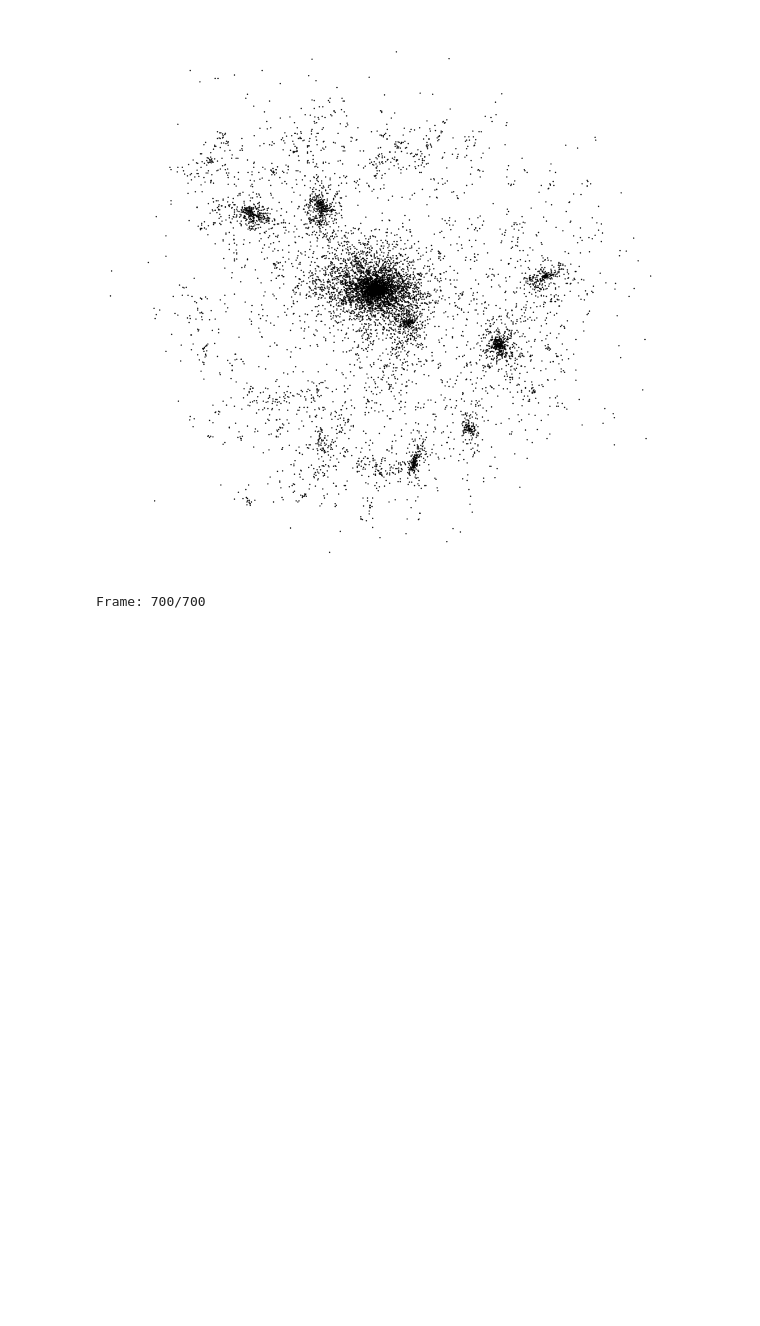
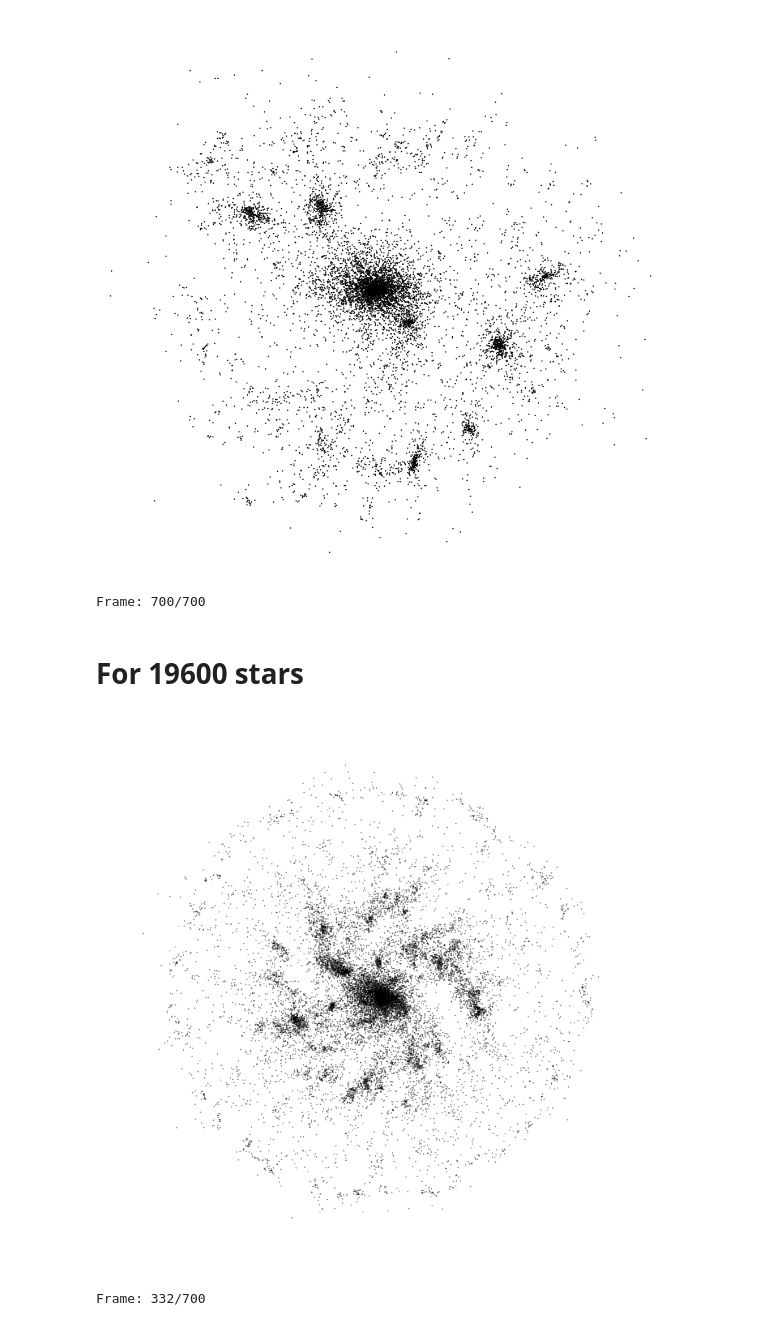
Before and after one commit to Astrojigs/Orbital-simulations, a Jupyter notebook: Barnes-hut Algorithm Animations.ipynb, the cells around one changed output. Cells and saved outputs as stored; diff of their text form; code cells hidden in the pictures; blank space fills up the shorter version.

```diff
--- a/Barnes-hut Algorithm Animations.ipynb
+++ b/Barnes-hut Algorithm Animations.ipynb
@@ -134,3 +136,40 @@ barnes_hut_sim(
 # %% [output]
 [figure]
 Frame: 700/700
+# %% [markdown]
+# For 19600 stars
+# %%
+G_sim = 0.1
+pts = make_exponential_disk(
+    n_total=19600,
+    R_d=7.0,
+    R_max=35.0,
+    M_total=360.0,
+    G_used=G_sim,
+    bulge_frac=0.18,
+    bulge_sigma=2.0,
+    rot_sign=+1,    # flip to -1 for clockwise
+    v_disp=0.08,
+    seed=42,
+)
+
+
+barnes_hut_sim(
+    pts,
+    dt=0.08,           # larger step for speed
+    G=0.1,
+    theta=1.0,         # most aggressive approximation
+    eps=0.35,          # see rule-of-thumb below
+    capacity=16,       # chunkier leaves => shallower tree
+    max_depth=24,
+    n_frames=700,
+    draw_quadtree=False,
+    fixed_viewport=(-45,45,-45,45),
+    save_to_video="./Outputs/Barnes-Hut/3600.mp4",
+    video_fps=30,
+    point_size=0.1,
+    point_color='black'
+)
+# %% [output]
+[figure, added]
+Frame: 332/700
```
Also changed, not shown: parts of 1 cell of this notebook, 1 other file.
